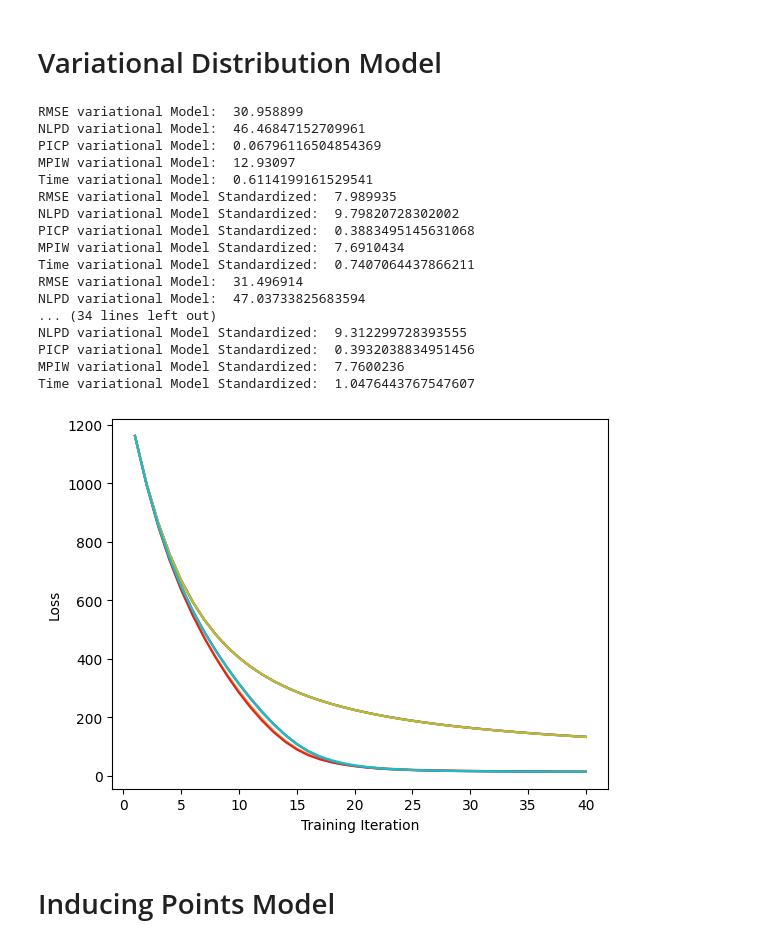
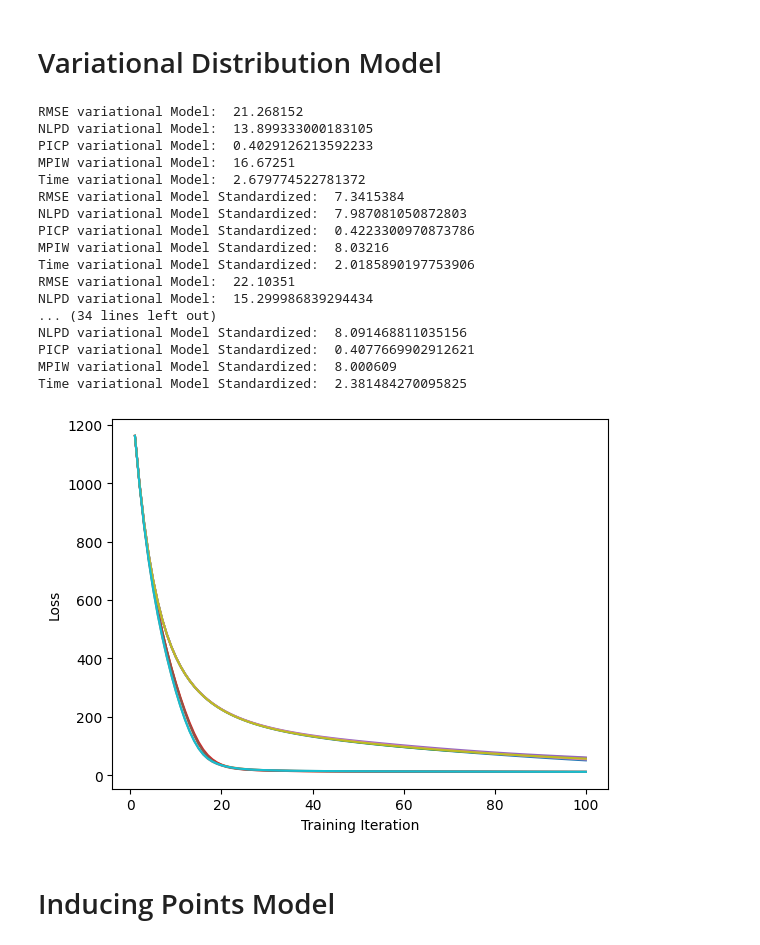
Before and after one commit to Sabelz/Master_Thesis_Alexander, a Jupyter notebook: GPs/ConcreteGPs.ipynb, the cells around one changed output. Cells and saved outputs as stored; diff of their text form; code cells hidden in the pictures.

```diff
--- a/GPs/ConcreteGPs.ipynb
+++ b/GPs/ConcreteGPs.ipynb
@@ -142,14 +142,14 @@ for _ in range(0,5):
                           KISSGP_likelihood_concrete,
                           x_train_concrete,
                           y_train_concrete,
-                          training_iter= 40) # train is defined in utils/functions.ipynb
+                          training_iter= 100) # train is defined in utils/functions.ipynb
 
   # Standardized version
   train_time_KISSGP_concrete_standardized = train(KISSGP_model_concrete_standardized,
                                        KISSGP_likelihood_concrete_standardized,
                                        x_train_concrete_standardized,
                                        y_train_concrete,
-                                       training_iter= 40) # train is defined in utils/functions.ipynb
+                                       training_iter= 100) # train is defined in utils/functions.ipynb
 
 
   with torch.no_grad(), gpytorch.settings.fast_pred_var():
@@ -265,14 +265,14 @@ for _ in range(0,5):
                                   variational_likelihood_concrete,
                                   x_train_concrete,
                                   y_train_concrete,
-                                  training_iter= 40) # train is defined in utils/functions.ipynb
+                                  training_iter= 100) # train is defined in utils/functions.ipynb
 
   # Standardized version, train_loader_concrete_standardized
   train_time_variational_concrete_standardized = train_ELBO(variational_model_concrete_standardized,
                                                 variational_likelihood_concrete_standardized,
                                                 x_train_concrete_standardized,
                                                 y_train_concrete,
-                                                training_iter= 40) # train is defined in utils/functions.ipynb
+                                                training_iter= 100) # train is defined in utils/functions.ipynb
 
   with torch.no_grad(), gpytorch.settings.fast_pred_var():
     # predict is defined in utils/functions.ipynb
@@ -291,50 +291,50 @@ for _ in range(0,5):
     TT_list_variational.append(train_time_variational_concrete)
     print("RMSE variational Model: ",RMSE_variational_concrete)
     print("NLPD variational Model: ",NLPD_variational_concrete)
     print("PICP variational Model: ",PICP_variational_concrete)
     print("MPIW variational Model: ",MPIW_variational_concrete)
     print("Time variational Model: ", train_time_variational_concrete)
 
     # Standardized version
     predictions_variational_concrete_standardized = predict(variational_model_concrete_standardized,
                                         variational_likelihood_concrete_standardized,
                                         x_test_concrete_standardized)
 
     RMSE_variational_concrete_standardized, NLPD_variational_concrete_standardized, PICP_variational_concrete_standardized, MPIW_variational_concrete_standardized = error_metrics(
         x_test_concrete_standardized,
         y_test_concrete,
         predictions_variational_concrete_standardized.mean,
         predictions_variational_concrete_standardized.variance)# error_metrics defined in utils/functions.ipynb
 
     RMSE_list_variational_s.append(RMSE_variational_concrete_standardized)
     NLPD_list_variational_s.append(NLPD_variational_concrete_standardized)
     PICP_list_variational_s.append(PICP_variational_concrete_standardized)
     MPIW_list_variational_s.append(MPIW_variational_concrete_standardized)
     TT_list_variational_s.append(train_time_variational_concrete_standardized)
     print("RMSE variational Model Standardized: ",RMSE_variational_concrete_standardized)
     print("NLPD variational Model Standardized: ",NLPD_variational_concrete_standardized)
     print("PICP variational Model Standardized: ",PICP_variational_concrete_standardized)
     print("MPIW variational Model Standardized: ",MPIW_variational_concrete_standardized)
     print("Time variational Model Standardized: ", train_time_variational_concrete_standardized)
 # %% [output]
-RMSE variational Model:  30.958899
-NLPD variational Model:  46.46847152709961
-PICP variational Model:  0.06796116504854369
-MPIW variational Model:  12.93097
-Time variational Model:  0.6114199161529541
-RMSE variational Model Standardized:  7.989935
-NLPD variational Model Standardized:  9.79820728302002
-PICP variational Model Standardized:  0.3883495145631068
-MPIW variational Model Standardized:  7.6910434
-Time variational Model Standardized:  0.7407064437866211
-RMSE variational Model:  31.496914
-NLPD variational Model:  47.03733825683594
+RMSE variational Model:  21.268152
+NLPD variational Model:  13.899333000183105
+PICP variational Model:  0.4029126213592233
+MPIW variational Model:  16.67251
+Time variational Model:  2.679774522781372
+RMSE variational Model Standardized:  7.3415384
+NLPD variational Model Standardized:  7.987081050872803
+PICP variational Model Standardized:  0.4223300970873786
+MPIW variational Model Standardized:  8.03216
+Time variational Model Standardized:  2.0185890197753906
+RMSE variational Model:  22.10351
+NLPD variational Model:  15.299986839294434
 ... (34 lines left out)
-NLPD variational Model Standardized:  9.312299728393555
-PICP variational Model Standardized:  0.3932038834951456
-MPIW variational Model Standardized:  7.7600236
-Time variational Model Standardized:  1.0476443767547607
+NLPD variational Model Standardized:  8.091468811035156
+PICP variational Model Standardized:  0.4077669902912621
+MPIW variational Model Standardized:  8.000609
+Time variational Model Standardized:  2.381484270095825
-[figure, old version]
+[figure, new version]
 # %% [markdown]
 # Inducing Points Model
 # %%
```
Also changed, not shown: parts of 26 cells of this notebook.
